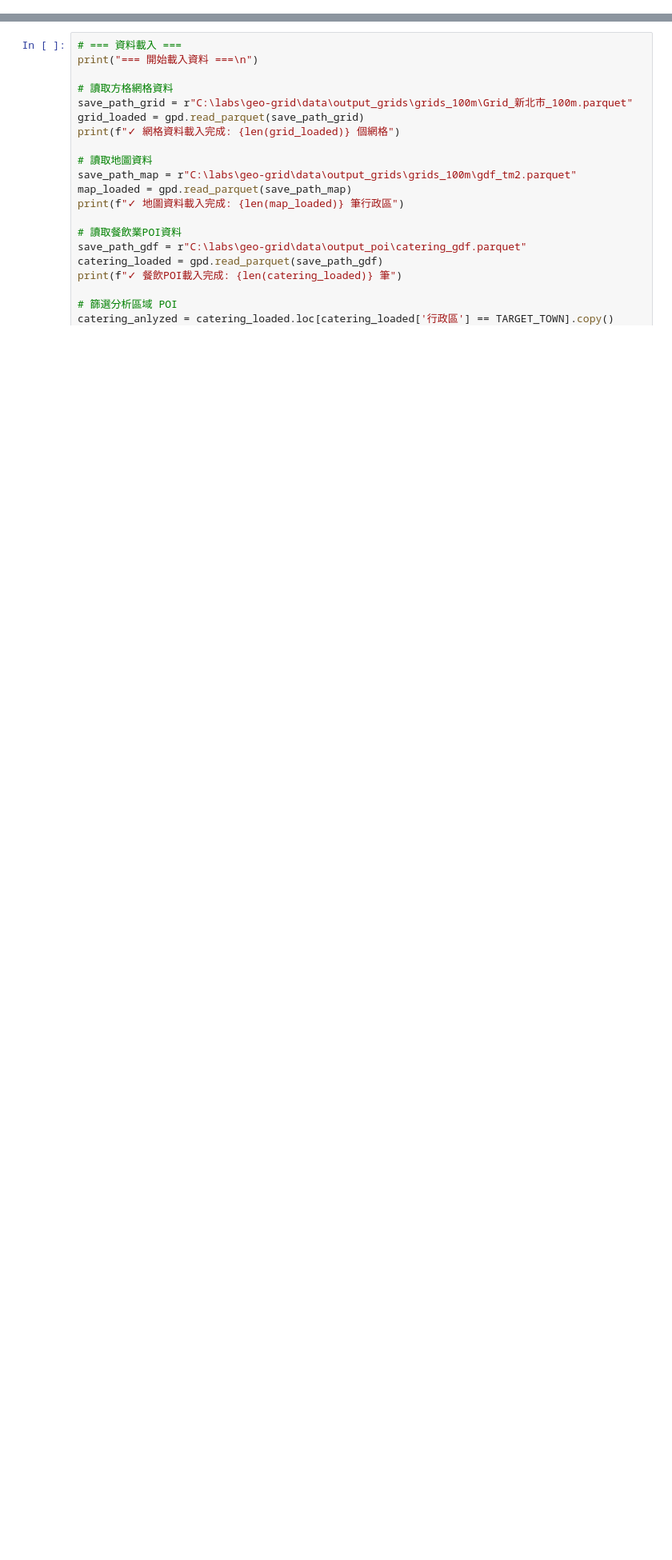
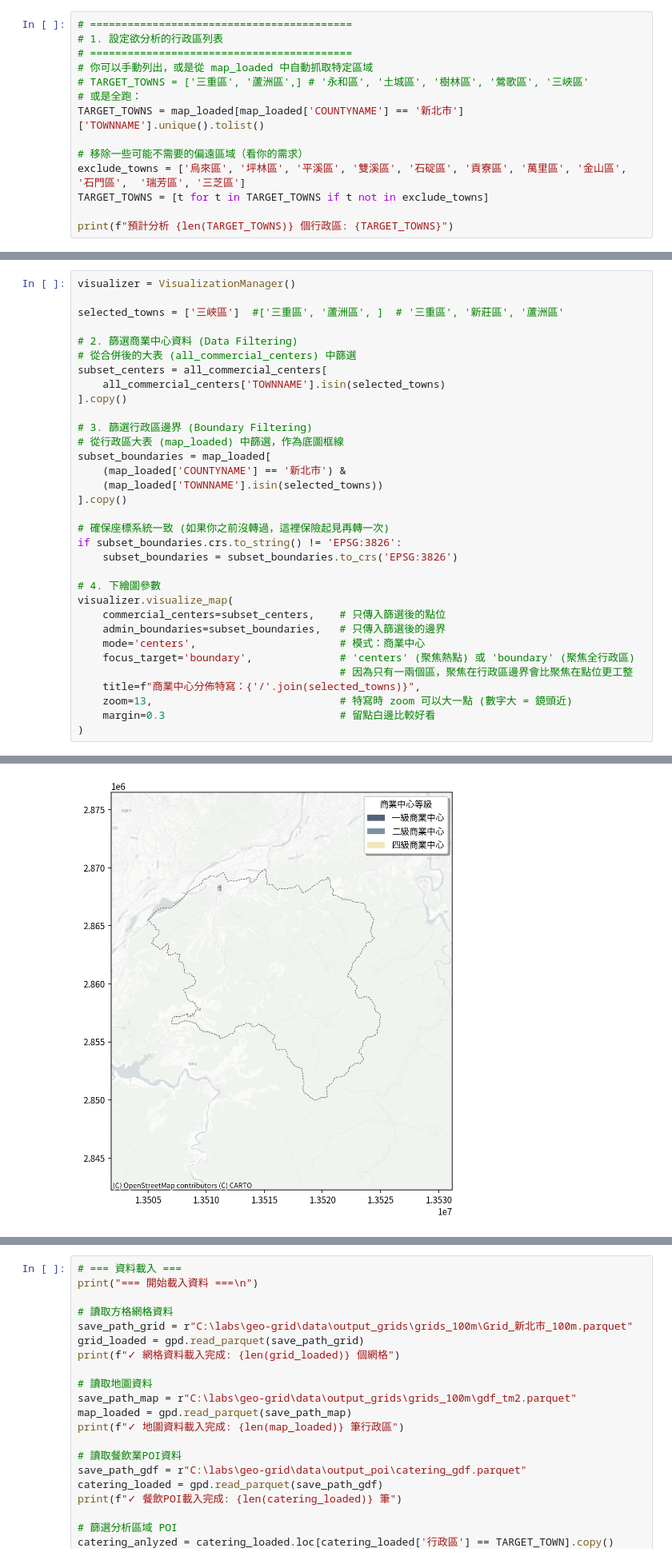
Before and after one commit to parksontyc/geo-grid, a Jupyter notebook: src/main_analyzed_v1.ipynb, the cells around one changed output, grey strips where cells are left out. Shown at 80% size. Drawn from its saved outputs; the diff is of its cells as text; blank space fills up the shorter version.

```diff
--- a/src/main_analyzed_v1.ipynb
+++ b/src/main_analyzed_v1.ipynb
@@ -1038,0 +1191,14 @@ weights = {
+# %%
+# ==========================================
+# 1. 設定欲分析的行政區列表
+# ==========================================
+# 你可以手動列出，或是從 map_loaded 中自動抓取特定區域
+# TARGET_TOWNS = ['三重區', '蘆洲區',] # '永和區', '土城區', '樹林區', '鶯歌區', '三峽區'
+# 或是全跑：
+TARGET_TOWNS = map_loaded[map_loaded['COUNTYNAME'] == '新北市']['TOWNNAME'].unique().tolist()
+
+# 移除一些可能不需要的偏遠區域（看你的需求）
+exclude_towns = ['烏來區', '坪林區', '平溪區', '雙溪區', '石碇區', '貢寮區', '萬里區', '金山區', '石門區',  '瑞芳區', '三芝區']
+TARGET_TOWNS = [t for t in TARGET_TOWNS if t not in exclude_towns]
+
+print(f"預計分析 {len(TARGET_TOWNS)} 個行政區: {TARGET_TOWNS}")
@@ -1038,0 +1412,34 @@ weights = {
+# %%
+visualizer = VisualizationManager()
+
+selected_towns = ['三峽區']  #['三重區', '蘆洲區', ]  # '三重區', '新莊區', '蘆洲區'
+
+# 2. 篩選商業中心資料 (Data Filtering)
+# 從合併後的大表 (all_commercial_centers) 中篩選
+subset_centers = all_commercial_centers[
+    all_commercial_centers['TOWNNAME'].isin(selected_towns)
+].copy()
+
+# 3. 篩選行政區邊界 (Boundary Filtering)
+# 從行政區大表 (map_loaded) 中篩選，作為底圖框線
+subset_boundaries = map_loaded[
+    (map_loaded['COUNTYNAME'] == '新北市') &
+    (map_loaded['TOWNNAME'].isin(selected_towns))
+].copy()
+
+# 確保座標系統一致 (如果你之前沒轉過，這裡保險起見再轉一次)
+if subset_boundaries.crs.to_string() != 'EPSG:3826':
+    subset_boundaries = subset_boundaries.to_crs('EPSG:3826')
+
+# 4. 下繪圖參數
+visualizer.visualize_map(
+    commercial_centers=subset_centers,    # 只傳入篩選後的點位
+    admin_boundaries=subset_boundaries,   # 只傳入篩選後的邊界
+    mode='centers',                       # 模式：商業中心
+    focus_target='boundary',              # 'centers' (聚焦熱點) 或 'boundary' (聚焦全行政區)
+                                          # 因為只有一兩個區，聚焦在行政區邊界會比聚焦在點位更工整
+    title=f"商業中心分佈特寫：{'/'.join(selected_towns)}",
+    zoom=13,                              # 特寫時 zoom 可以大一點 (數字大 = 鏡頭近)
+    margin=0.3                            # 留點白邊比較好看
+)
+# %% [output]
@@ -1038,0 +1447 @@ weights = {
+[figure, added]
```
Also changed, not shown: parts of 17 cells of this notebook, 2 other files.
